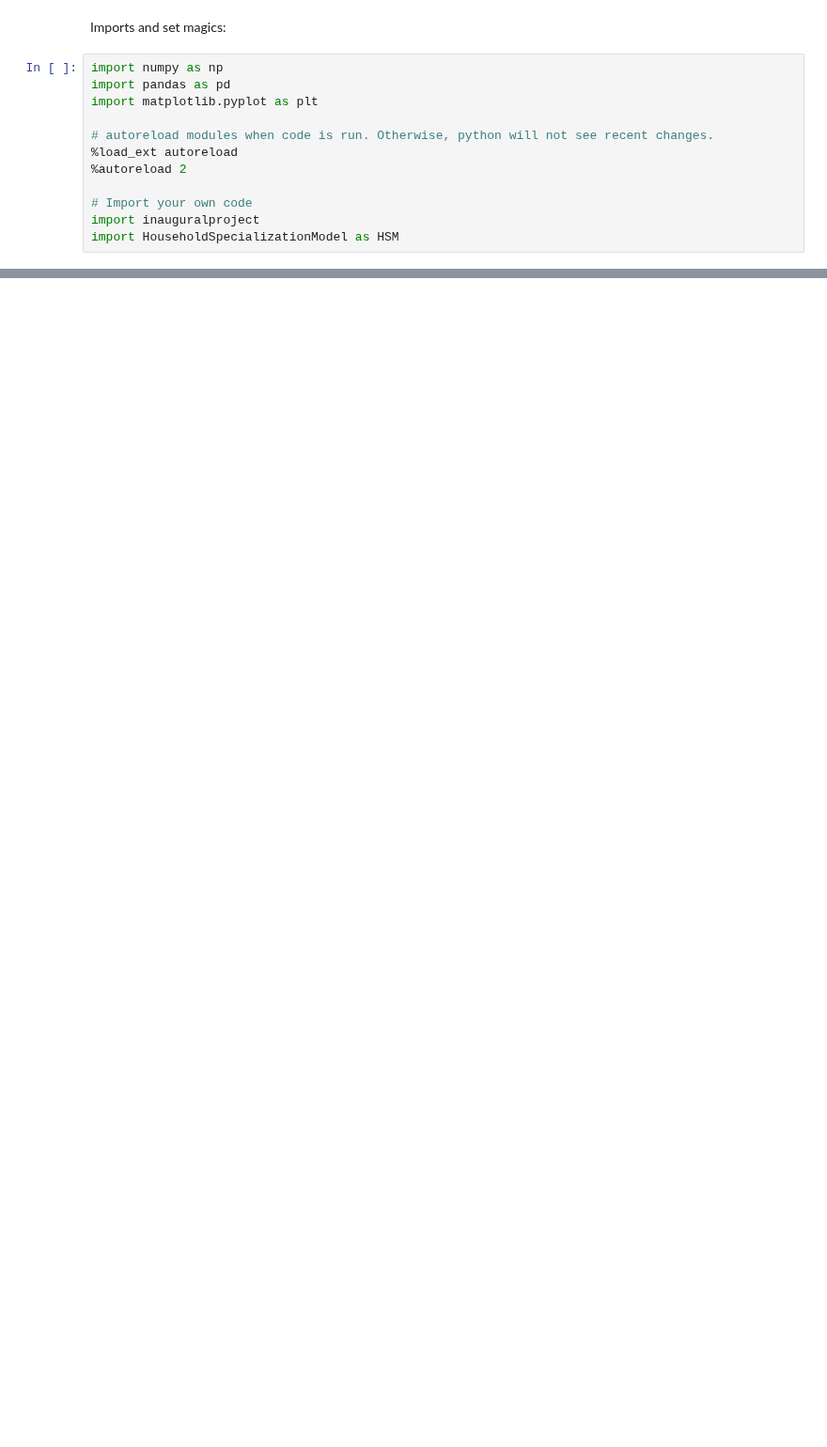
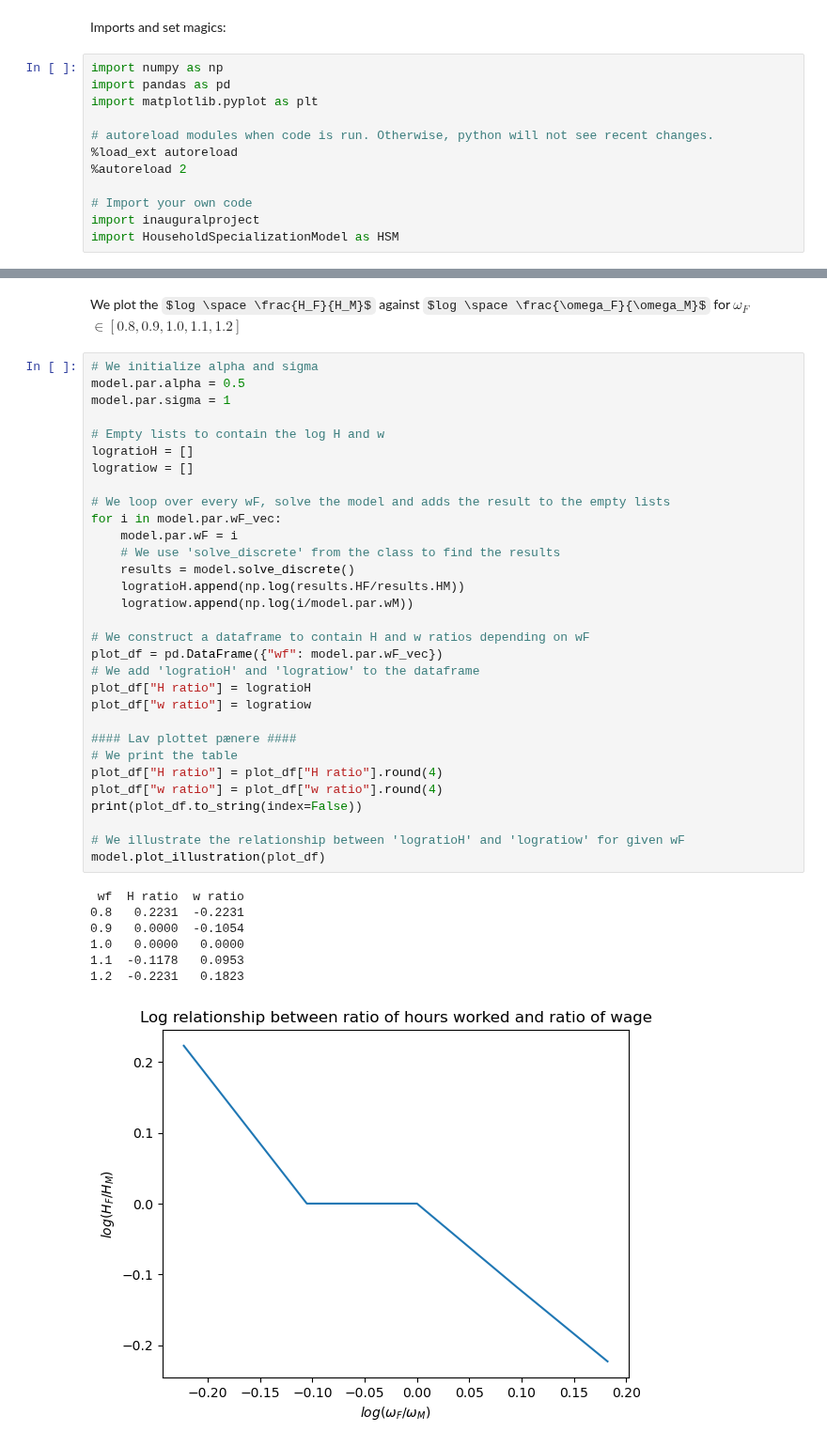
Before and after one commit to NumEconCopenhagen/projects-2023-cbjk, a Jupyter notebook: inauguralproject/inauguralproject.ipynb, the cells around one changed output, grey strips where cells are left out. Shown at 94% size. Cells and saved outputs as stored; diff of their text form; some formulas as TeX source; blank space fills up the shorter version.

```diff
--- a/inauguralproject/inauguralproject.ipynb
+++ b/inauguralproject/inauguralproject.ipynb
@@ -48,0 +60,41 @@ print(df)
+# %% [markdown]
+We plot the $log \space \frac{H_F}{H_M}$ against $log \space \frac{\omega_F}{\omega_M}$ for $\omega_F$ $\in [0.8, 0.9, 1.0, 1.1, 1.2]$
+# %%
+# We initialize alpha and sigma
+model.par.alpha = 0.5
+model.par.sigma = 1
+
+# Empty lists to contain the log H and w
+logratioH = []
+logratiow = []
+
+# We loop over every wF, solve the model and adds the result to the empty lists
+for i in model.par.wF_vec:
+    model.par.wF = i
+    # We use 'solve_discrete' from the class to find the results
+    results = model.solve_discrete()
+    logratioH.append(np.log(results.HF/results.HM))
+    logratiow.append(np.log(i/model.par.wM))
+
+# We construct a dataframe to contain H and w ratios depending on wF
+plot_df = pd.DataFrame({"wf": model.par.wF_vec})
+# We add 'logratioH' and 'logratiow' to the dataframe
+plot_df["H ratio"] = logratioH
+plot_df["w ratio"] = logratiow
+
+#### Lav plottet pænere ####
+# We print the table
+plot_df["H ratio"] = plot_df["H ratio"].round(4)
+plot_df["w ratio"] = plot_df["w ratio"].round(4)
+print(plot_df.to_string(index=False))
+
+# We illustrate the relationship between 'logratioH' and 'logratiow' for given wF
+model.plot_illustration(plot_df)
+# %% [output]
+ wf  H ratio  w ratio
+0.8   0.2231  -0.2231
+0.9   0.0000  -0.1054
+1.0   0.0000   0.0000
+1.1  -0.1178   0.0953
+1.2  -0.2231   0.1823
+[figure, added]
```
Also changed, not shown: parts of 26 cells of this notebook, 1 other file.
